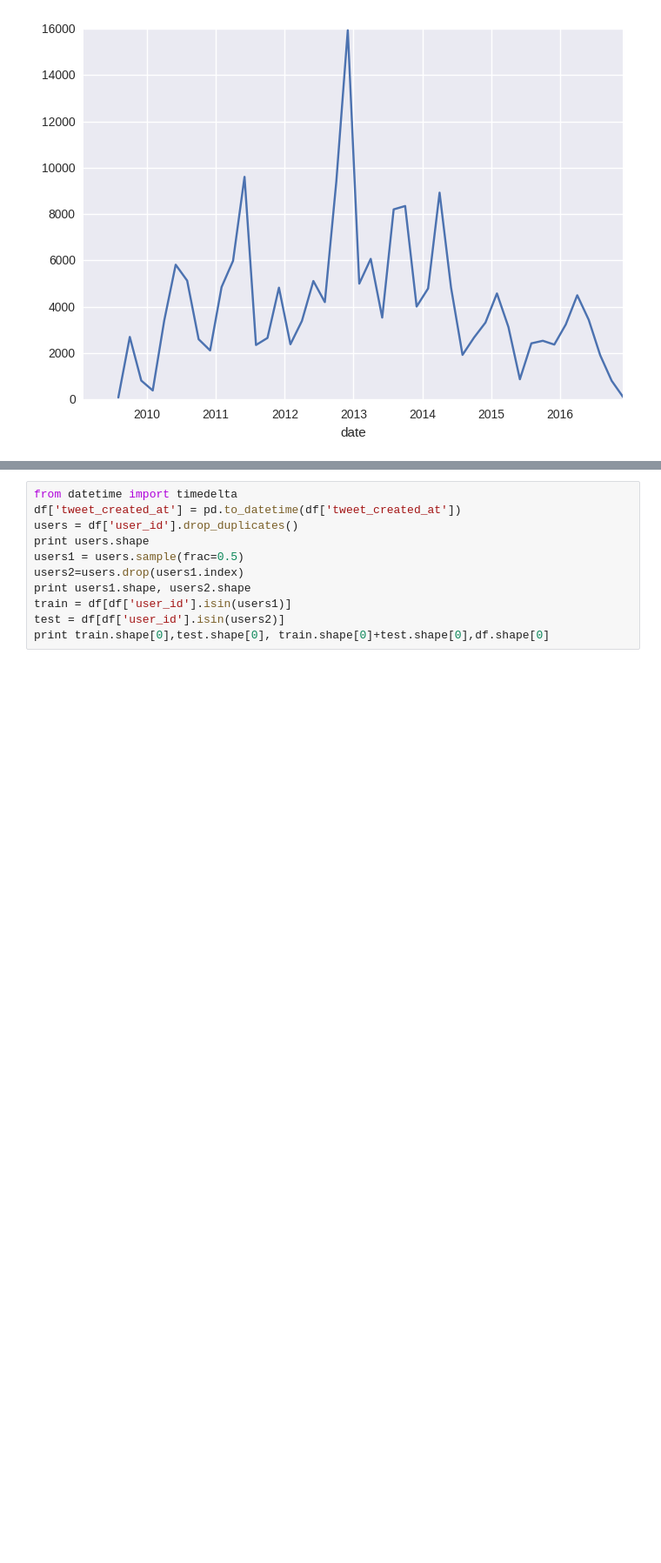
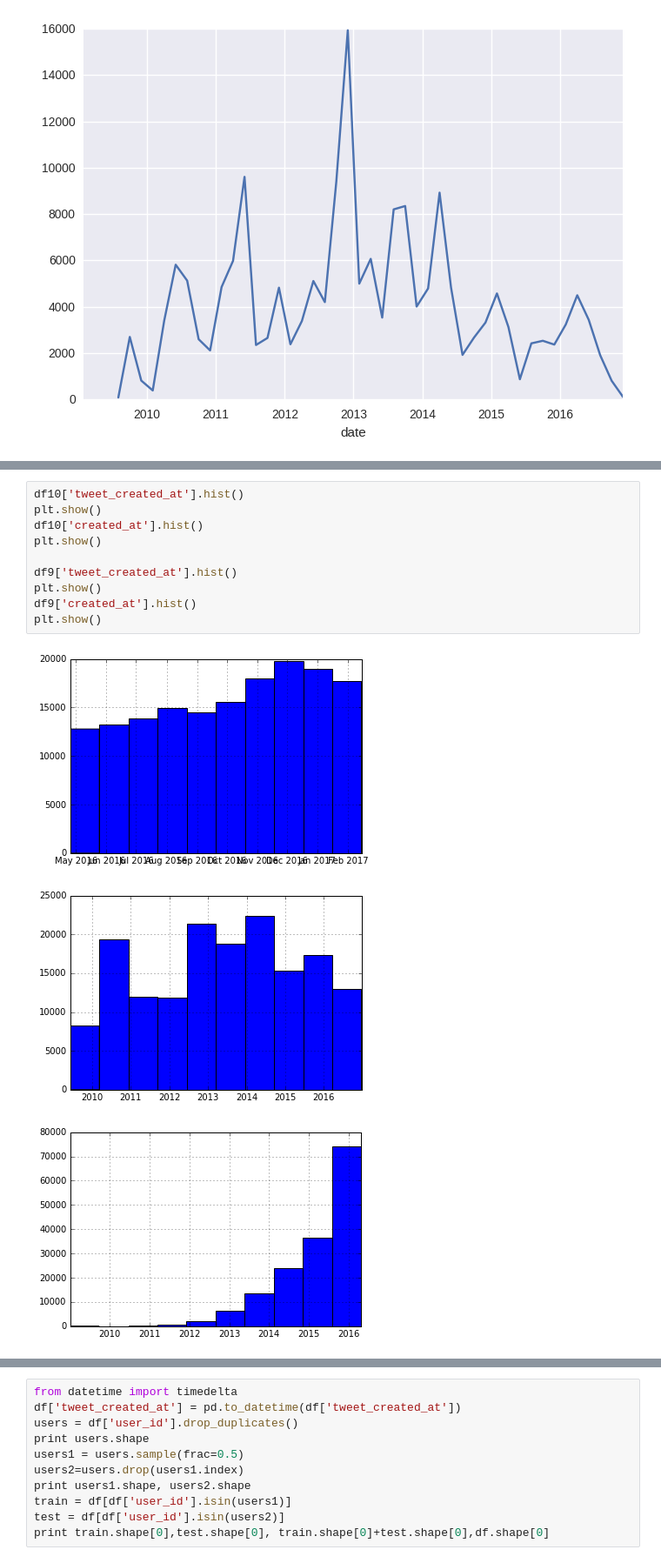
Before and after one commit to daleman/tesis, a Jupyter notebook: usersYDias.ipynb, the cells around one changed output, grey strips where cells are left out. Shown at 87% size. Cells and saved outputs as stored; diff of their text form; blank space fills up the shorter version.

```diff
--- a/usersYDias.ipynb
+++ b/usersYDias.ipynb
@@ -469,0 +523,14 @@ Axes(0.125,0.125;0.775x0.775)
+# %%
+df10['tweet_created_at'].hist()
+plt.show()
+df10['created_at'].hist()
+plt.show()
+
+df9['tweet_created_at'].hist()
+plt.show()
+df9['created_at'].hist()
+plt.show()
+# %% [output]
+[figure, added]
+[figure, added]
+[figure, added]
```
Also changed, not shown: parts of 5 cells of this notebook, 1 other file.
